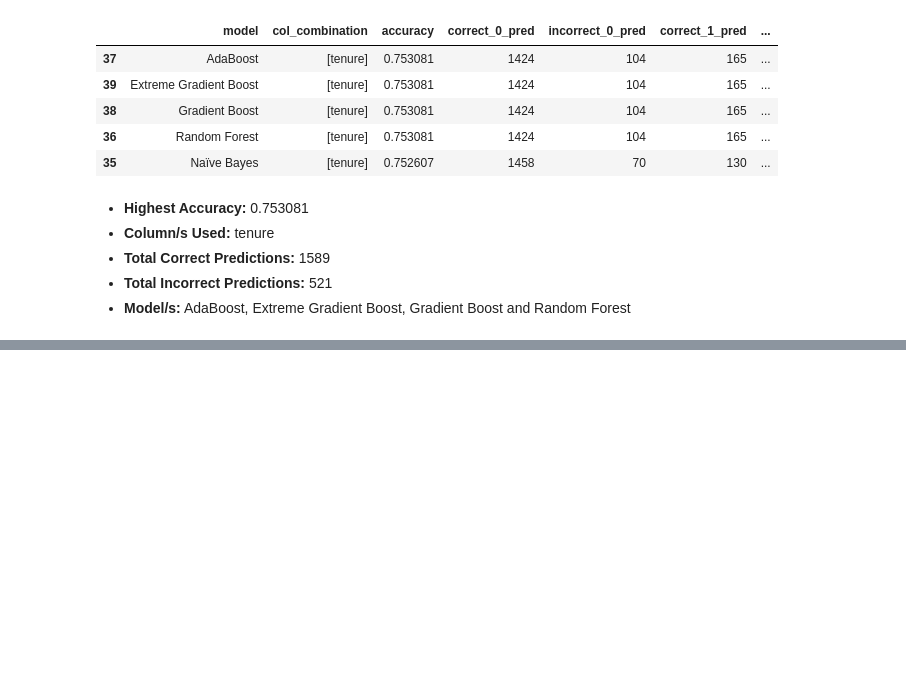
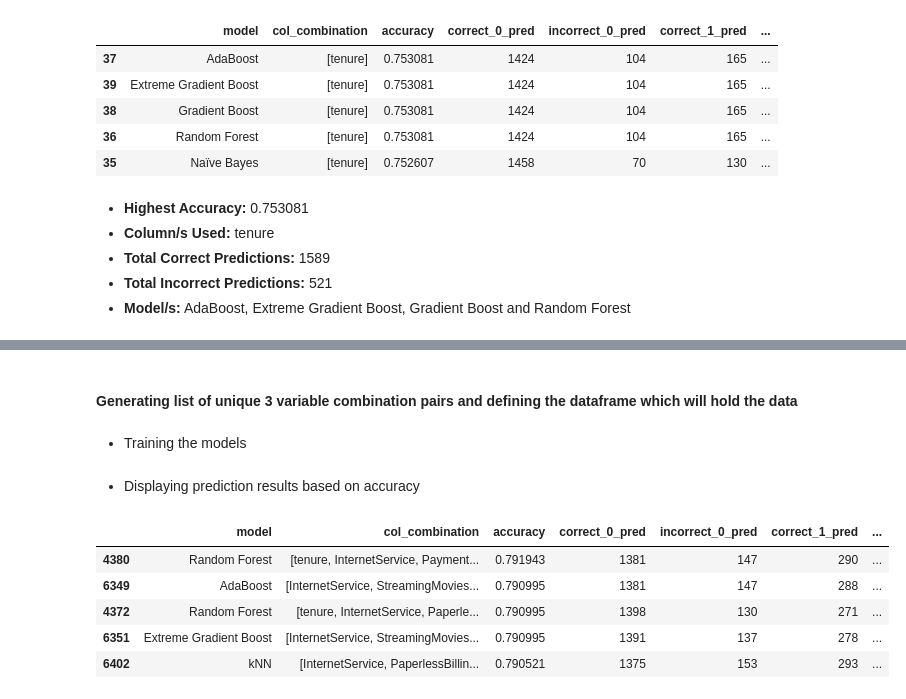
Before and after one commit to HarshTanwar001/Churn-Analysis, a Jupyter notebook: Churn_Analysis.ipynb, the cells around one changed output, grey strips where cells are left out. Drawn from its saved outputs; the diff is of its cells as text; code cells hidden in the pictures; blank space fills up the shorter version.

```diff
--- a/Churn_Analysis.ipynb
+++ b/Churn_Analysis.ipynb
@@ -1306,0 +1353,38 @@ data_1_comb.sort_values(by='accuracy', ascending=False).head()
+# %% [markdown]
+#### Generating list of unique 3 variable combination pairs and defining the dataframe which will hold the data
+# %%
+columns = list(df.columns)
+columns.remove('customerID')
+columns.remove('Churn')
+
+unique_3 = list(combinations(columns, 3))
+
+data_3_comb = pd.DataFrame(
+    columns=[
+        'model',
+        'col_combination',
+        'accuracy',
+        'correct_0_pred',
+        'incorrect_0_pred',
+        'correct_1_pred',
+        'incorrect_1_pred',
+        'total_correct_pred',
+        'total_incorrect_pred'
+    ]
+)
+# %% [markdown]
+- Training the models
+# %%
+for col_comb in unique_3:
+    train_models(list(col_comb), data_3_comb)
+# %% [markdown]
+- Displaying prediction results based on accuracy
+# %%
+data_3_comb.sort_values(by='accuracy', ascending=False).head()
+# %% [output]
+|  | model | col_combination | accuracy | correct_0_pred | incorrect_0_pred | correct_1_pred | ... |
+| 4380 | Random Forest | [tenure, InternetService, Payment... | 0.791943 | 1381 | 147 | 290 | ... |
+| 6349 | AdaBoost | [InternetService, StreamingMovies... | 0.790995 | 1381 | 147 | 288 | ... |
+| 4372 | Random Forest | [tenure, InternetService, Paperle... | 0.790995 | 1398 | 130 | 271 | ... |
+| 6351 | Extreme Gradient Boost | [InternetService, StreamingMovies... | 0.790995 | 1391 | 137 | 278 | ... |
+| 6402 | kNN | [InternetService, PaperlessBillin... | 0.790521 | 1375 | 153 | 293 | ... |
```
Also changed, not shown: parts of 13 cells of this notebook.
